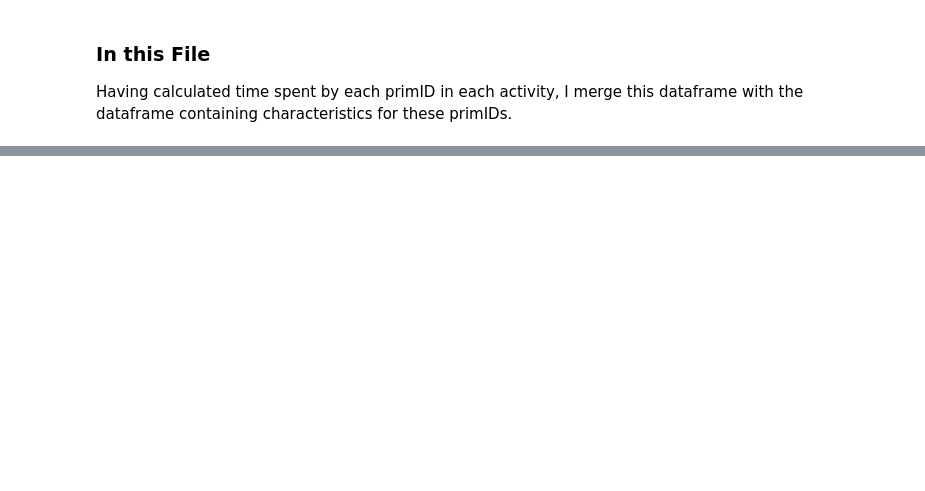
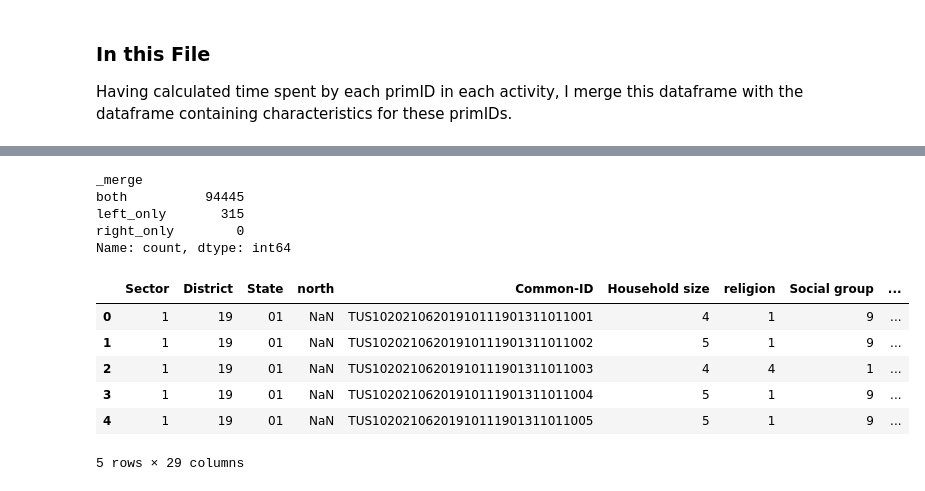
Before and after one commit to satyen-pandita/field-paper, a Jupyter notebook: genData/TUS_getMoments.ipynb, the cells around one changed output, grey strips where cells are left out. Drawn from its saved outputs; the diff is of its cells as text; code cells hidden in the pictures; blank space fills up the shorter version.

```diff
--- a/genData/TUS_getMoments.ipynb
+++ b/genData/TUS_getMoments.ipynb
@@ -718,0 +454,9 @@ H
+# %%
+df_HH_time = df_HH_time[df_HH_time["_merge"] == "both"]
+df_HH_time.drop(columns=["_merge"], inplace=True)
+df_HH_time.rename(columns={"time_spent_x": "time_spent_m", "time_spent_y": "time_spent_w"}, inplace=True)
+# %%
+# Long -> Wide
+df_HH_time = df_HH_time.pivot(index="Common-ID", columns="activity", values=["time_spent_m", "time_spent_w"])
+# Flatten Multiindex
+df_HH_time.columns = [f"{measure}_{act}" for measure,act in df_HH_time.columns]
@@ -718,0 +473,22 @@ H
+# %%
+df_HH_time.reset_index(inplace=True)
+# %%
+df_hh = pd.merge(df_hh, df_HH_time, on="Common-ID", how="outer", indicator=True)
+# %%
+df_hh["_merge"].value_counts()
+# %% [output]
+_merge
+both          94445
+left_only       315
+right_only        0
+Name: count, dtype: int64
+# %%
+df_hh.head()
+# %% [output]
+|  | Sector | District | State | north | Common-ID | Household size | religion | Social group | ... |
+| 0 | 1 | 19 | 01 | NaN | TUS10202106201910111901311011001 | 4 | 1 | 9 | ... |
+| 1 | 1 | 19 | 01 | NaN | TUS10202106201910111901311011002 | 5 | 1 | 9 | ... |
+| 2 | 1 | 19 | 01 | NaN | TUS10202106201910111901311011003 | 4 | 4 | 1 | ... |
+| 3 | 1 | 19 | 01 | NaN | TUS10202106201910111901311011004 | 5 | 1 | 9 | ... |
+| 4 | 1 | 19 | 01 | NaN | TUS10202106201910111901311011005 | 5 | 1 | 9 | ... |
+5 rows × 29 columns
```
Also changed, not shown: parts of 132 cells of this notebook, 3 other files.
